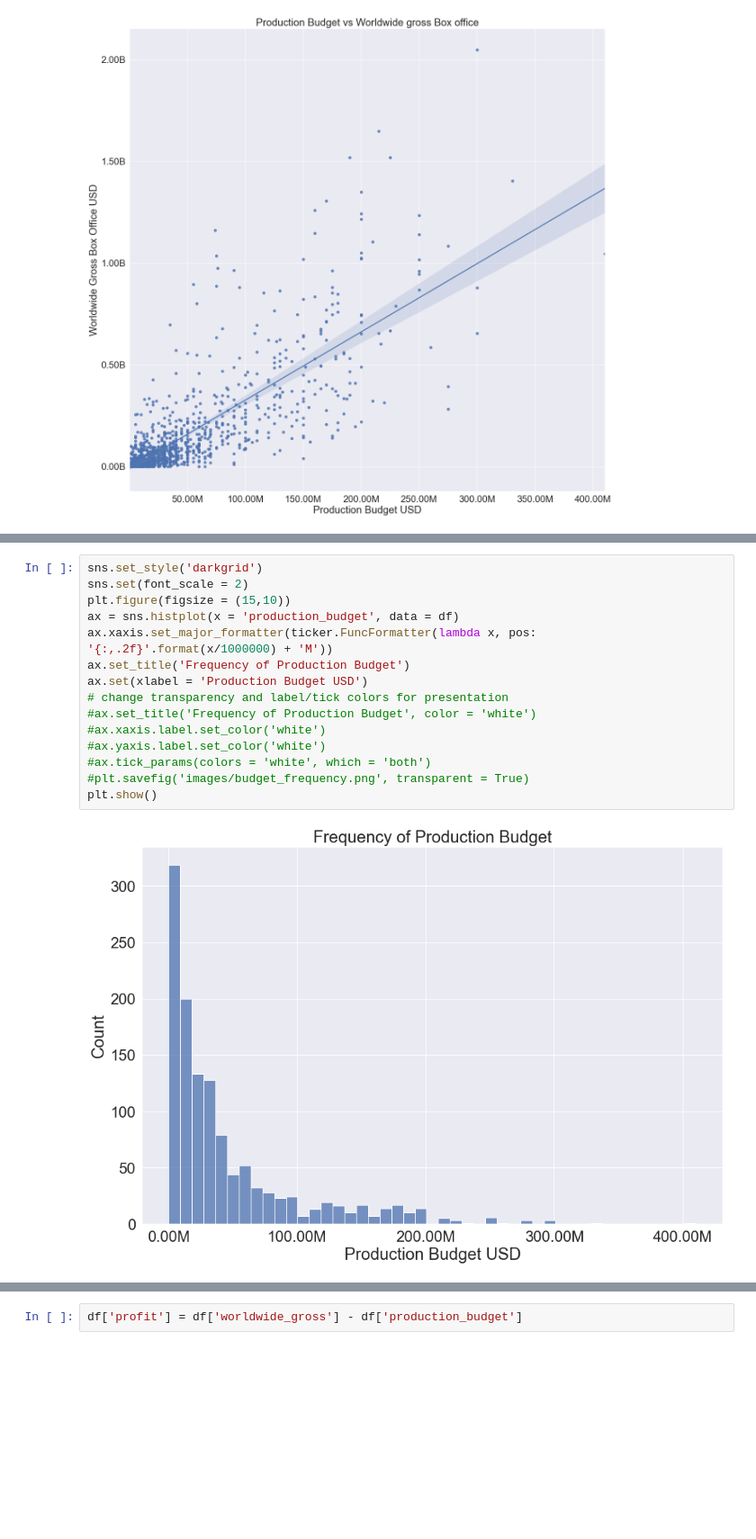
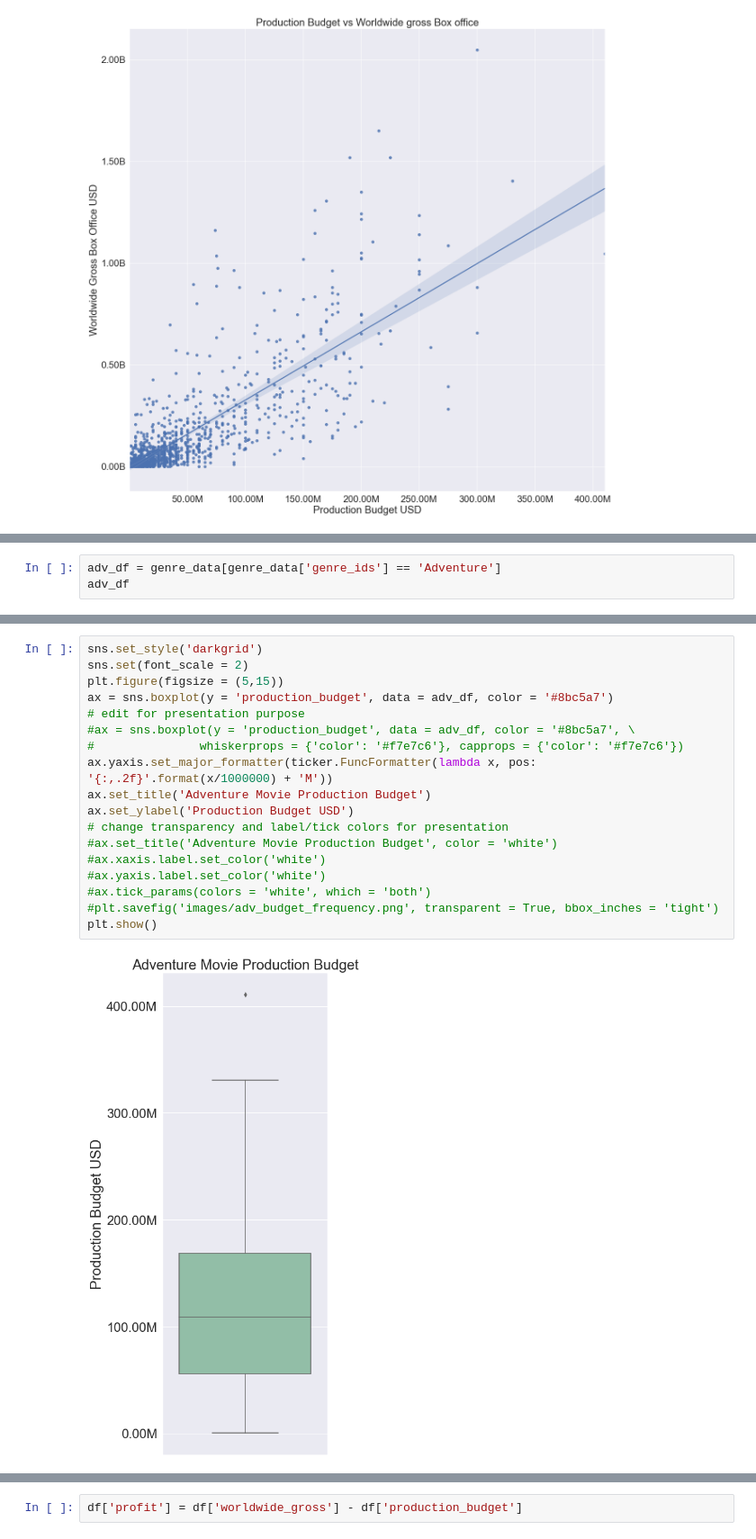
Before and after one commit to whyyoutoo/Microsoft-Movie_analysis-Project, a Jupyter notebook: dsc-phase1-project-template.ipynb, the cells around one changed output, grey strips where cells are left out. Shown at 90% size. Drawn from its saved outputs; the diff is of its cells as text; blank space fills up the shorter version.

```diff
--- a/dsc-phase1-project-template.ipynb
+++ b/dsc-phase1-project-template.ipynb
@@ -502,0 +487,3 @@ dtype: int64
+# %%
+adv_df = genre_data[genre_data['genre_ids'] == 'Adventure']
+adv_df
@@ -503,18 +516,21 @@ dtype: int64
 # %%
 sns.set_style('darkgrid')
 sns.set(font_scale = 2)
-plt.figure(figsize = (15,10))
-ax = sns.histplot(x = 'production_budget', data = df)
-ax.xaxis.set_major_formatter(ticker.FuncFormatter(lambda x, pos: '{:,.2f}'.format(x/1000000) + 'M'))
-ax.set_title('Frequency of Production Budget')
-ax.set(xlabel = 'Production Budget USD')
+plt.figure(figsize = (5,15))
+ax = sns.boxplot(y = 'production_budget', data = adv_df, color = '#8bc5a7')
+# edit for presentation purpose
+#ax = sns.boxplot(y = 'production_budget', data = adv_df, color = '#8bc5a7', \
+#               whiskerprops = {'color': '#f7e7c6'}, capprops = {'color': '#f7e7c6'})
+ax.yaxis.set_major_formatter(ticker.FuncFormatter(lambda x, pos: '{:,.2f}'.format(x/1000000) + 'M'))
+ax.set_title('Adventure Movie Production Budget')
+ax.set_ylabel('Production Budget USD')
 # change transparency and label/tick colors for presentation
-#ax.set_title('Frequency of Production Budget', color = 'white')
+#ax.set_title('Adventure Movie Production Budget', color = 'white')
 #ax.xaxis.label.set_color('white')
 #ax.yaxis.label.set_color('white')
 #ax.tick_params(colors = 'white', which = 'both')
-#plt.savefig('images/budget_frequency.png', transparent = True)
+#plt.savefig('images/adv_budget_frequency.png', transparent = True, bbox_inches = 'tight')
 plt.show()
 # %% [output]
-[figure, old version]
+[figure, new version]
 # %% [markdown]
```
Also changed, not shown: parts of 12 cells of this notebook.
